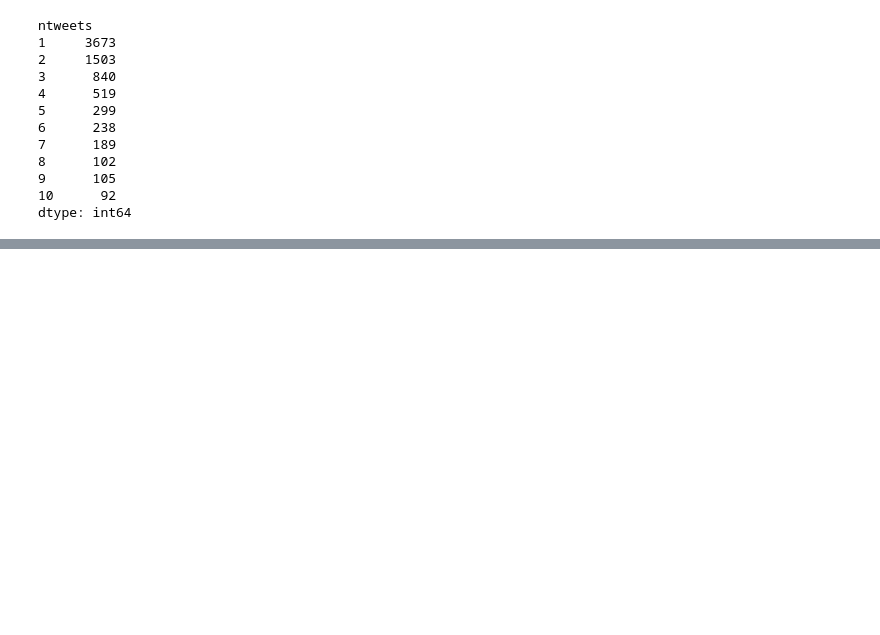
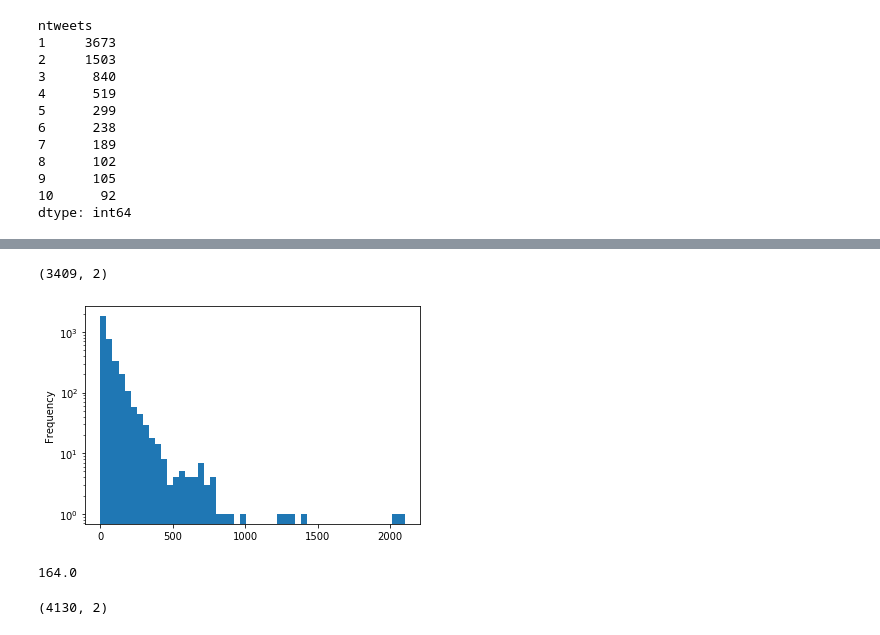
Before and after one commit to johnnytorres/recsys_twconv_s2s, a Jupyter notebook: analysis/eda_conversations.ipynb, the cells around one changed output, grey strips where cells are left out. Drawn from its saved outputs; the diff is of its cells as text; code cells hidden in the pictures; blank space fills up the shorter version.

Commit message:
refactor project, fix training and testing procedure

```diff
--- a/analysis/eda_conversations.ipynb
+++ b/analysis/eda_conversations.ipynb
@@ -549,0 +553,7 @@ dtype: int64
+# %%
+data_dir = '~/data/twconv/trec/dialogs/'
+# %%
+
+path = os.path.join(data_dir, 'train.csv')
+trainds = pd.read_csv(path)
+trainds.shape
@@ -549,0 +562,2 @@ dtype: int64
+# %%
+trainds['content_nwords'] = trainds.context.apply(lambda c: len(c.split()))
@@ -549,0 +573,19 @@ dtype: int64
+# %%
+nwords = trainds.groupby('context').agg({'content_nwords': 'max'}).reset_index()
+nwords.shape
+# %% [output]
+(3409, 2)
+# %%
+nwords.content_nwords.plot.hist(bins=50)
+plt.yscale('log')
+# %% [output]
+[figure, added]
+# %%
+np.percentile(nwords.content_nwords, 90)
+# %% [output]
+164.0
+# %%
+nwords = trainds.groupby('profile').agg({'content_nwords': 'max'}).reset_index()
+nwords.shape
+# %% [output]
+(4130, 2)
```
Also changed, not shown: parts of 6 cells of this notebook, 10 other files.
